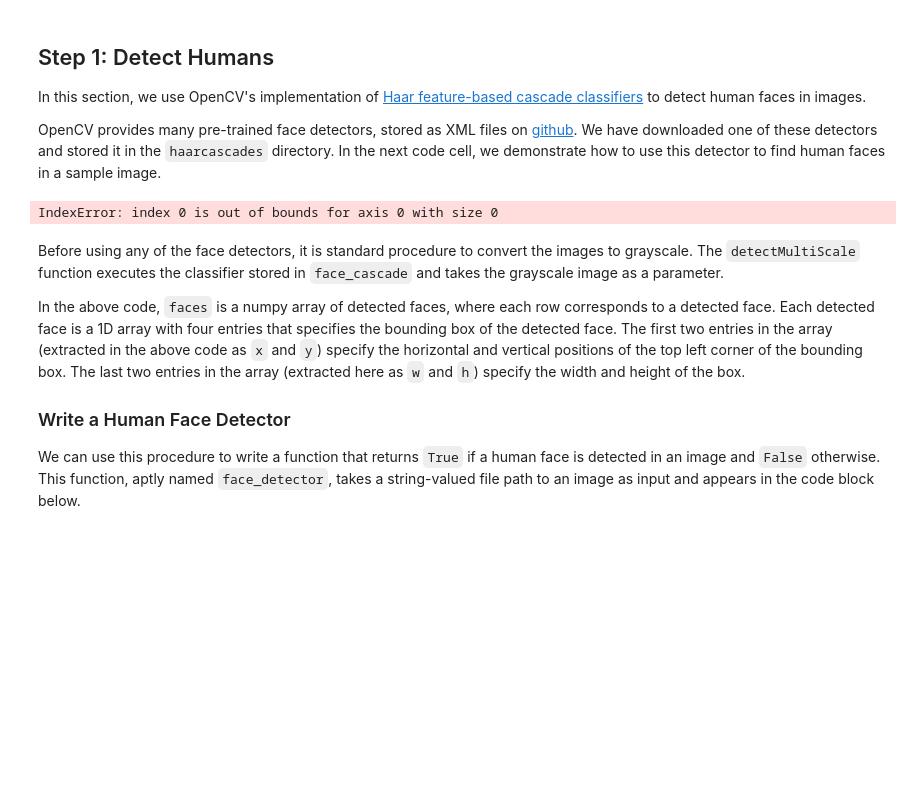
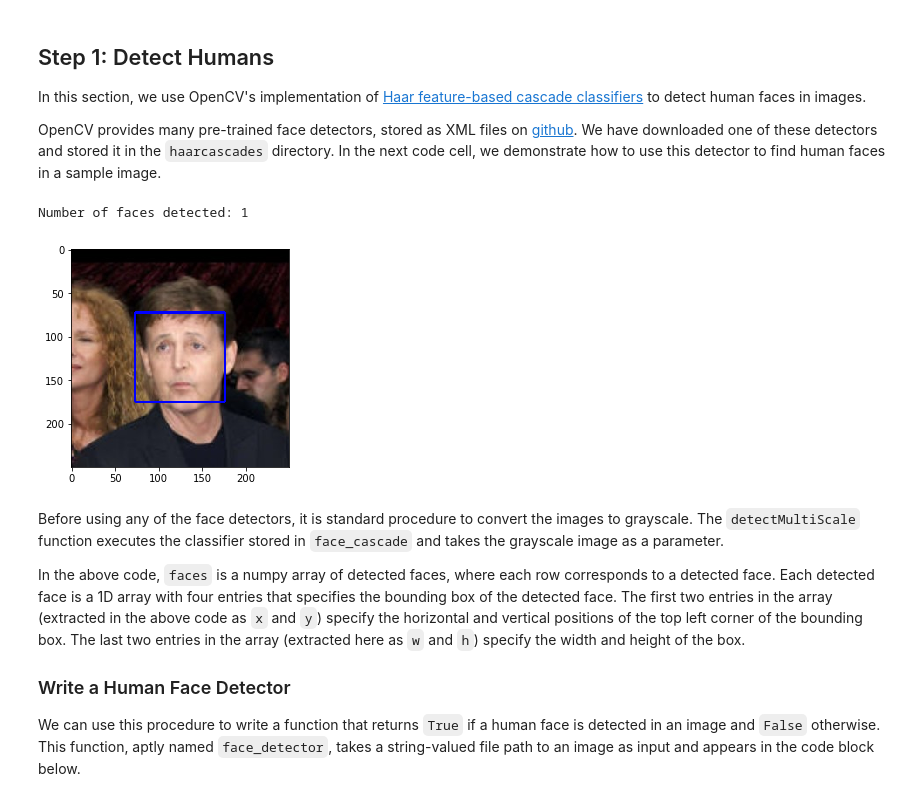
Before and after one commit to gamesMum/project-dog-classification, a Jupyter notebook: dog_app.ipynb, the cells around one changed output. Drawn from its saved outputs; the diff is of its cells as text; code cells hidden in the pictures; blank space fills up the shorter version.

```diff
--- a/dog_app.ipynb
+++ b/dog_app.ipynb
@@ -55,8 +58,8 @@ import numpy as np
 from glob import glob
 
 # load filenames for human and dog images
-human_files = np.array(glob("lfw/*/*"))
-dog_files = np.array(glob("dogImages/*/*/*"))
+human_files = np.array(glob("/kaggle/input/dogimages/lfw/lfw/*/*"))
+dog_files = np.array(glob("/kaggle/input/dogimages/dogImages/dogImages/*/*/*"))
 
 # print number of images in each dataset
 print('There are %d total human images.' % len(human_files))
@@ -74,35 +77,36 @@ OpenCV provides many pre-trained face detectors, stored as XML files on [github]
 # %%
 import cv2
 import matplotlib.pyplot as plt
 %matplotlib inline
 
 # extract pre-trained face detector
-face_cascade = cv2.CascadeClassifier('haarcascades/haarcascade_frontalface_alt.xml')
+face_cascade = cv2.CascadeClassifier('/kaggle/input/library/haarcascades/haarcascade_frontalface_alt.xml')
 
 # load color (BGR) image
 img = cv2.imread(human_files[0])
 # convert BGR image to grayscale
 gray = cv2.cvtColor(img, cv2.COLOR_BGR2GRAY)
 
-# find faces in image
+# find faces in image (faces is a numpy array)
 faces = face_cascade.detectMultiScale(gray)
 
 # print number of faces detected in the image
 print('Number of faces detected:', len(faces))
 
 # get bounding box for each detected face
 for (x,y,w,h) in faces:
     # add bounding box to color image
     cv2.rectangle(img,(x,y),(x+w,y+h),(255,0,0),2)
 
 # convert BGR image to RGB for plotting
 cv_rgb = cv2.cvtColor(img, cv2.COLOR_BGR2RGB)
 
 # display the image, along with bounding box
 plt.imshow(cv_rgb)
 plt.show()
 # %% [output]
-IndexError: index 0 is out of bounds for axis 0 with size 0
+Number of faces detected: 1
+[figure, added]
 # %% [markdown]
 Before using any of the face detectors, it is standard procedure to convert the images to grayscale.  The `detectMultiScale` function executes the classifier stored in `face_cascade` and takes the grayscale image as a parameter.
 
```
Also changed, not shown: parts of 63 cells of this notebook.
